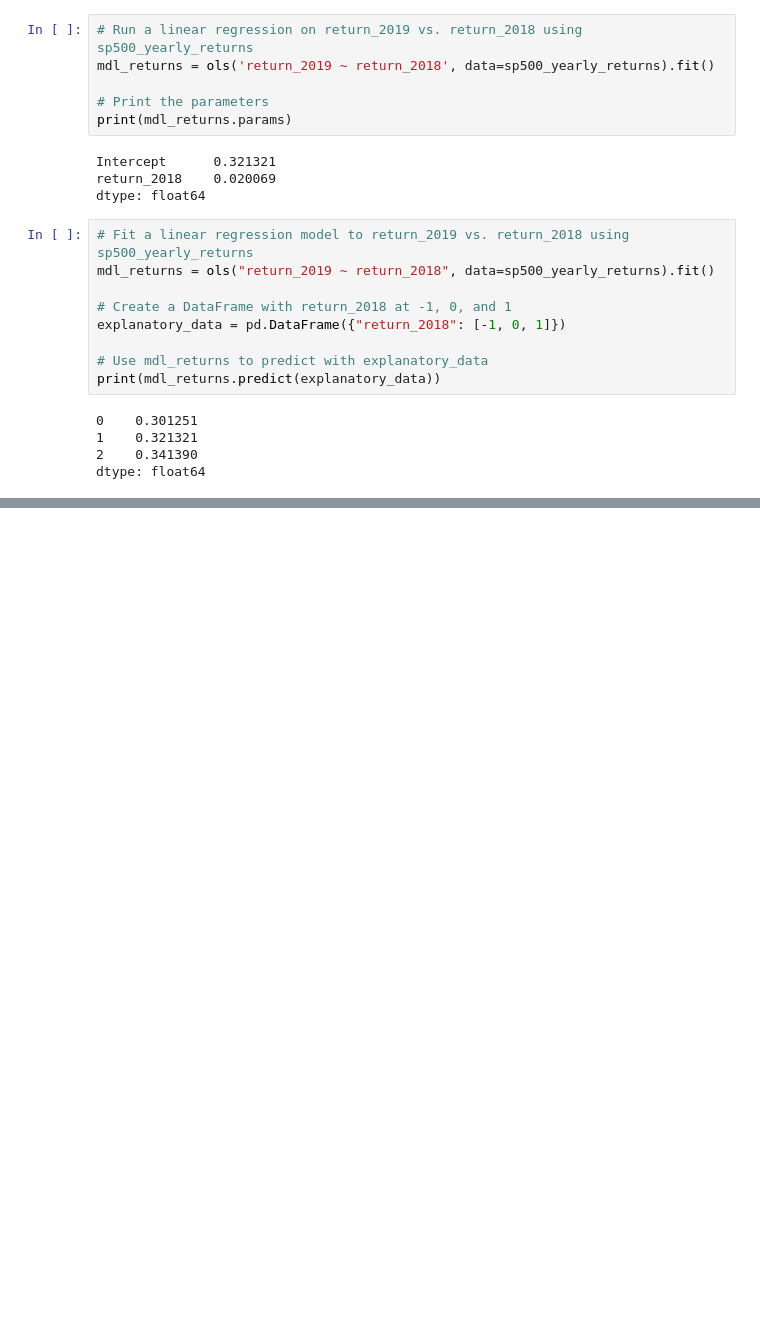
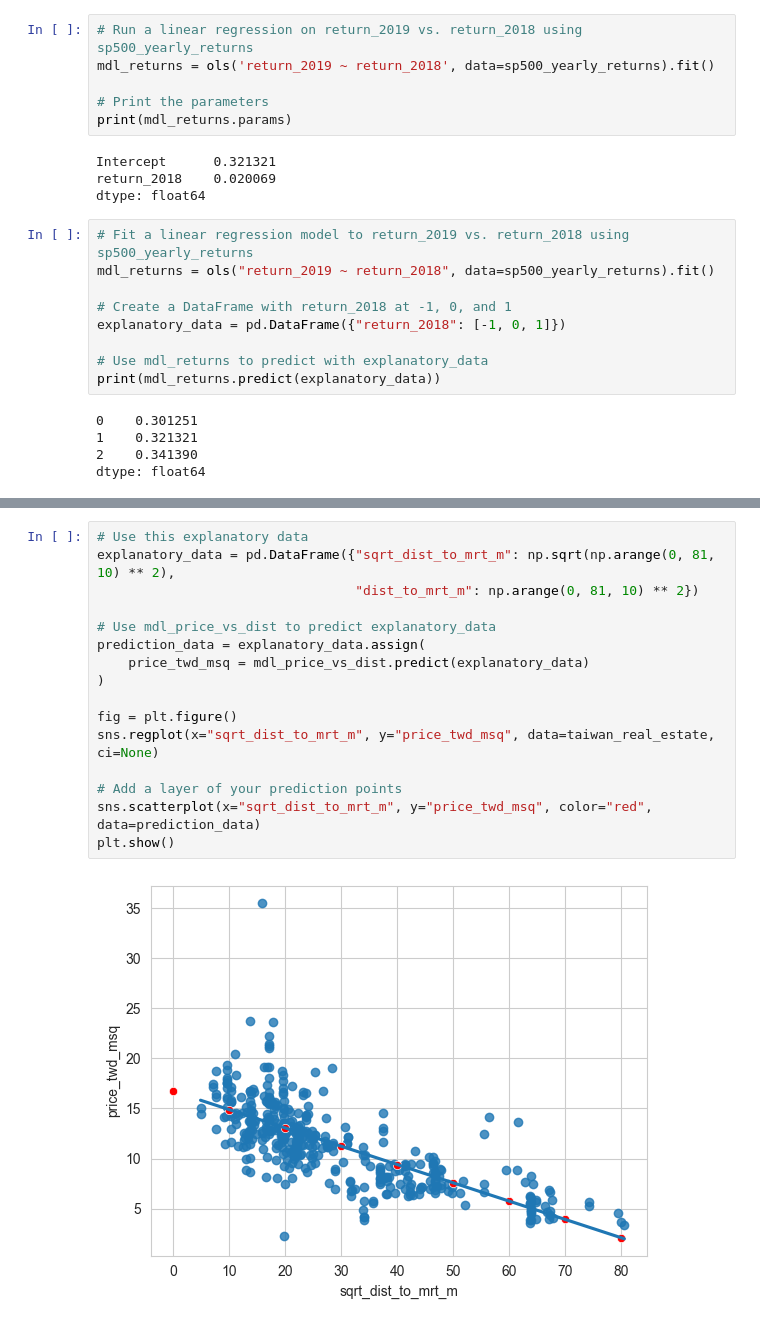
Before and after one commit to farvic/python-datascience, a Jupyter notebook: data-science-track/27_introduction_to_linear_regression_with_statsmodel_in_python/chapter_2_making_predictions.ipynb, the cells around one changed output, grey strips where cells are left out. Saved outputs shown, nothing was run; the diff lists cells and outputs as text; blank space fills up the shorter version.

```diff
--- a/data-science-track/27_introduction_to_linear_regression_with_statsmodel_in_python/chapter_2_making_predictions.ipynb
+++ b/data-science-track/27_introduction_to_linear_regression_with_statsmodel_in_python/chapter_2_making_predictions.ipynb
@@ -144,0 +166,18 @@ dtype: float64
+# %%
+# Use this explanatory data
+explanatory_data = pd.DataFrame({"sqrt_dist_to_mrt_m": np.sqrt(np.arange(0, 81, 10) ** 2),
+                                 "dist_to_mrt_m": np.arange(0, 81, 10) ** 2})
+
+# Use mdl_price_vs_dist to predict explanatory_data
+prediction_data = explanatory_data.assign(
+    price_twd_msq = mdl_price_vs_dist.predict(explanatory_data)
+)
+
+fig = plt.figure()
+sns.regplot(x="sqrt_dist_to_mrt_m", y="price_twd_msq", data=taiwan_real_estate, ci=None)
+
+# Add a layer of your prediction points
+sns.scatterplot(x="sqrt_dist_to_mrt_m", y="price_twd_msq", color="red", data=prediction_data)
+plt.show()
+# %% [output]
+[figure, added]
```
Also changed, not shown: parts of 17 cells of this notebook, 3 other files.
